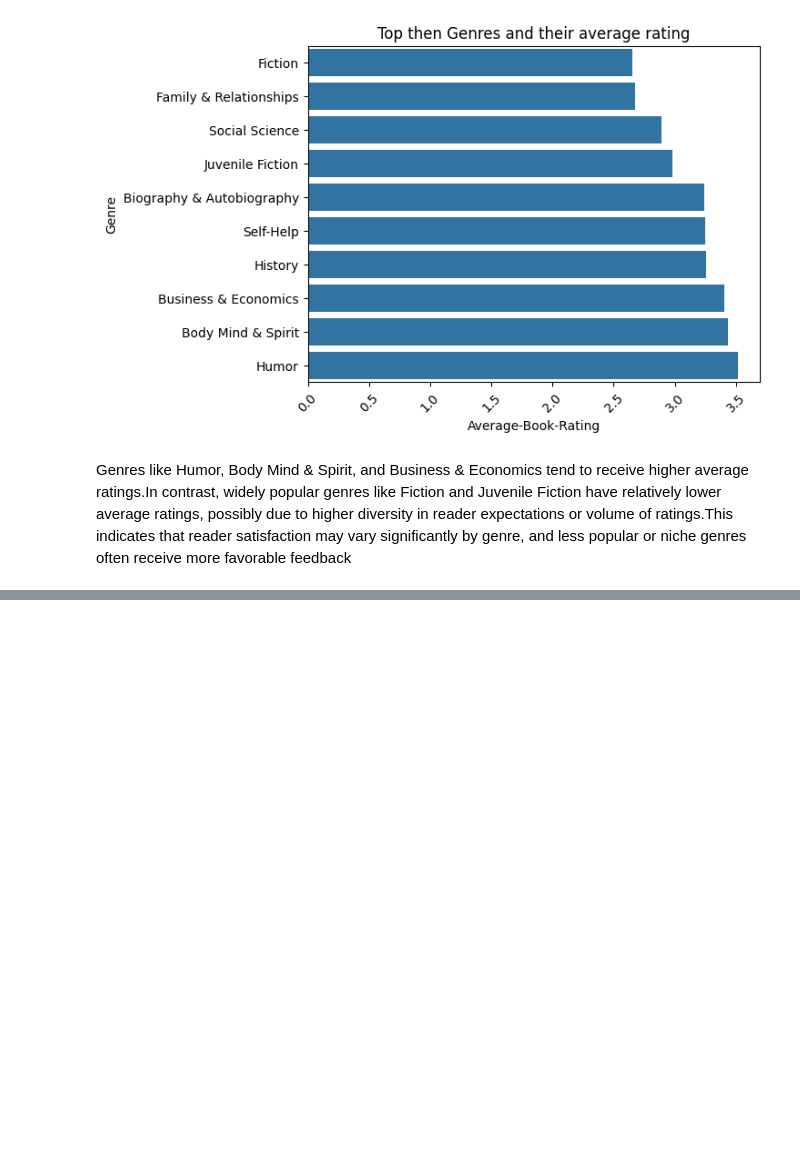
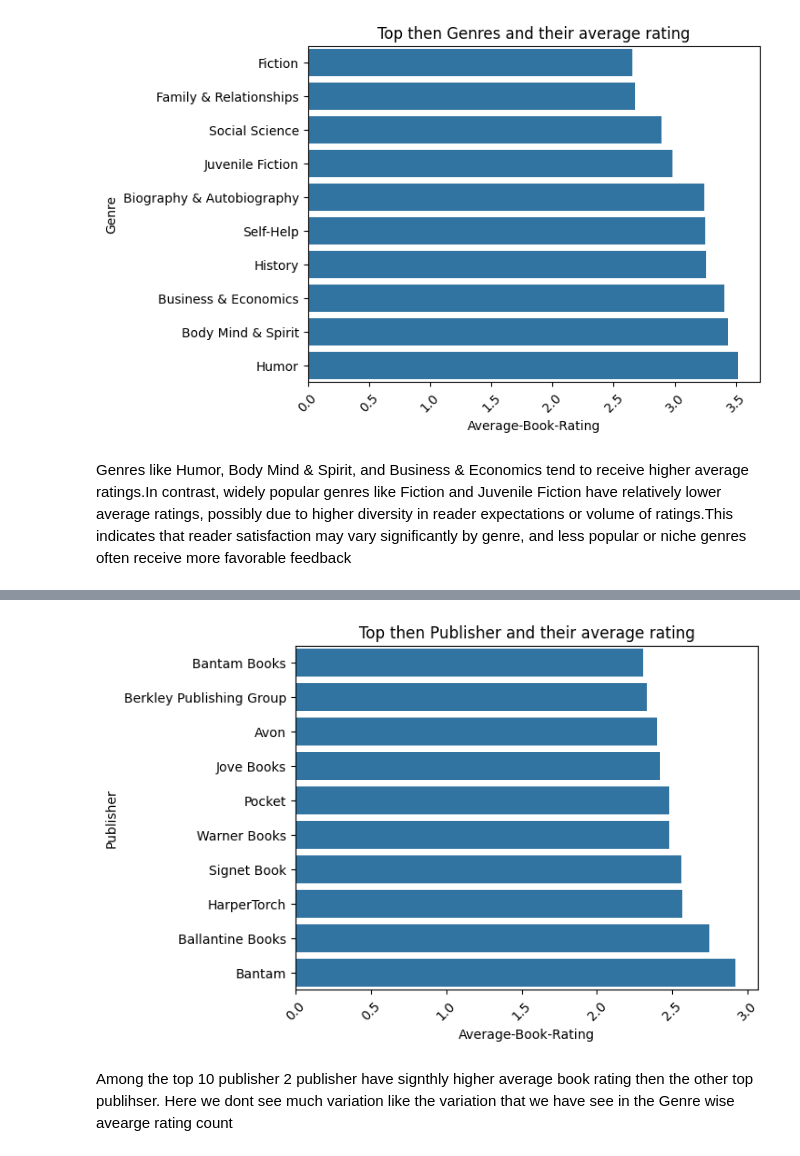
Before and after one commit to salina-nakarmi/Recommendo, a Jupyter notebook: EDA.ipynb, the cells around one changed output, grey strips where cells are left out. Drawn from its saved outputs; the diff is of its cells as text; code cells hidden in the pictures; blank space fills up the shorter version.

Commit message:
Analyis on rating and the publisher

```diff
--- a/EDA.ipynb
+++ b/EDA.ipynb
@@ -578,0 +581,7 @@ Genres like Humor, Body Mind & Spirit, and Business & Economics tend to receive
+# %%
+# This will give the top 10 Publihser
+top_publihser = df["Publisher"].value_counts().head(10).index
+# This is a new dataframe that contain only the Publihser that belongs to top 10 Publisher
+top_publisher_df = df[df["Publisher"].isin(top_genres)]
+result_pub = top_publisher_df.groupby("Publisher")["Average-Book-Rating"].mean().sort_values()
+result_pub
@@ -578,0 +602,10 @@ Genres like Humor, Body Mind & Spirit, and Business & Economics tend to receive
+# %%
+result_pub = result_pub.reset_index()
+sns.barplot(data=result_pub, x="Average-Book-Rating", y="Publisher")
+plt.xticks(rotation=45)
+plt.title("Top then Publisher and their average rating")
+plt.show()
+# %% [output]
+[figure, added]
+# %% [markdown]
+Among the top 10 publisher 2 publisher have signthly higher average book rating then the other top publihser. Here we dont see much variation like the variation that we have see in the Genre wise avearge rating count
```
Also changed, not shown: parts of 2 cells of this notebook.
